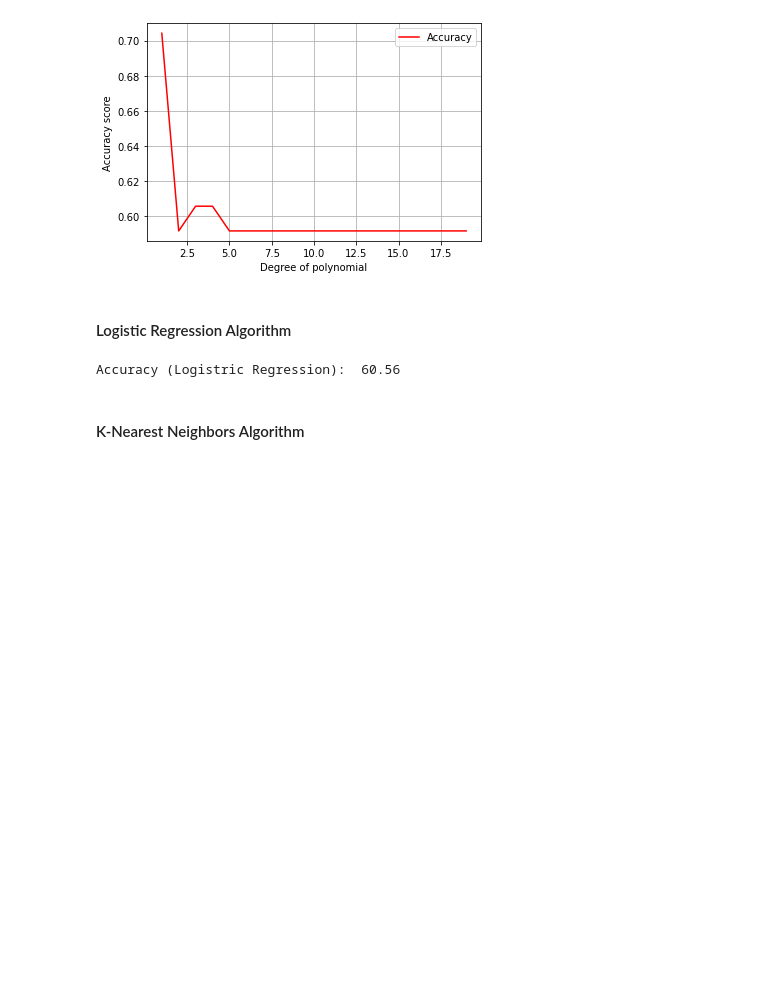
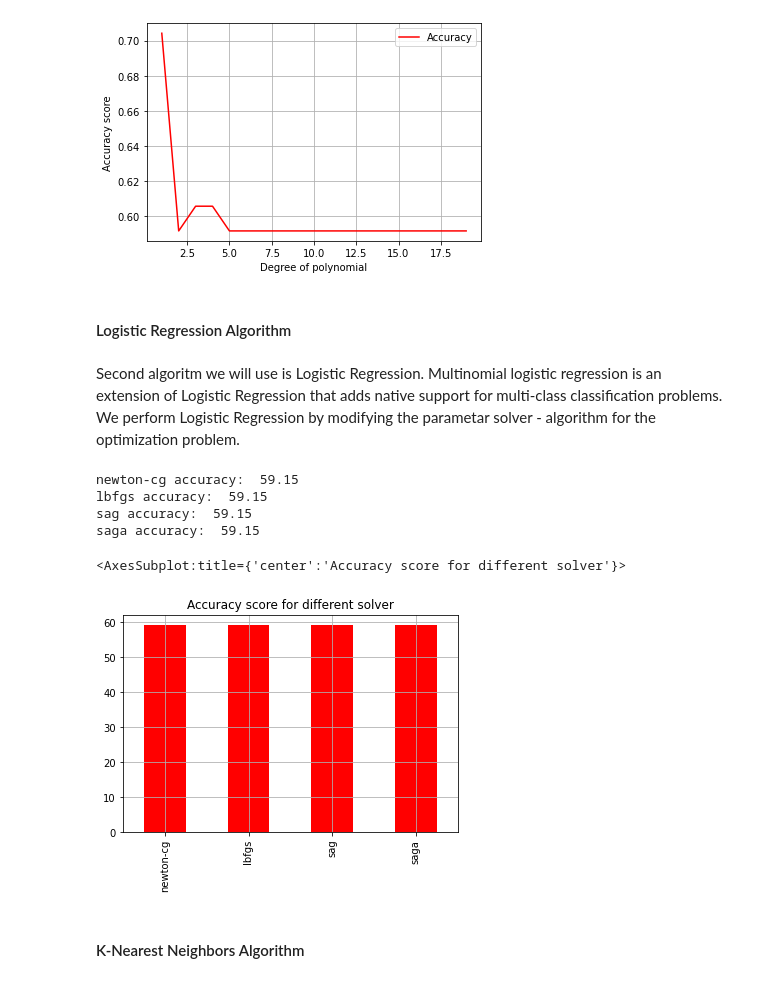
Before and after one commit to anaterovic/UZOP, a Jupyter notebook: code.ipynb, the cells around one changed output. Cells and saved outputs as stored; diff of their text form; code cells hidden in the pictures; blank space fills up the shorter version.

Commit message:
Logistic regression

```diff
--- a/code.ipynb
+++ b/code.ipynb
@@ -509,13 +509,27 @@ ax.legend()
 [figure]
 # %% [markdown]
 #### Logistic Regression Algorithm
-# %%
-lm = linear_model.LogisticRegression(multi_class='ovr')
-lm.fit(X_train, y_train)
-lm_accuracy = accuracy_score(y_test, lm.predict(X_test))
-print('Accuracy (Logistric Regression): ', "%.2f" % (lm_accuracy * 100))
-# %% [output]
-Accuracy (Logistric Regression):  60.56
+# %% [markdown]
+Second algoritm we will use is Logistic Regression. Multinomial logistic regression is an extension of Logistic Regression that adds native support for multi-class classification problems. We perform Logistic Regression by modifying the parametar solver - algorithm for the optimization problem.
+# %%
+solver = np.array(['newton-cg', 'lbfgs', 'sag', 'saga'])
+accuracy_scores = []
+
+for s in solver:
+    lm = linear_model.LogisticRegression(multi_class='multinomial', solver = s)
+    lm.fit(X_train, y_train)
+    accuracy = accuracy_score(y_test, y_pred)
+    print(s, 'accuracy: ', "%.2f" % (accuracy*100))
+    accuracy_scores.append(accuracy_score(y_test, y_pred)*100)
+
+pd.Series(accuracy_scores, solver).plot(kind="bar", title="Accuracy score for different solver", color='red', grid='bool')
+# %% [output]
+newton-cg accuracy:  59.15
+lbfgs accuracy:  59.15
+sag accuracy:  59.15
+saga accuracy:  59.15
+<AxesSubplot:title={'center':'Accuracy score for different solver'}>
+[figure, added]
 # %% [markdown]
 #### K-Nearest Neighbors Algorithm
 # %%
```
